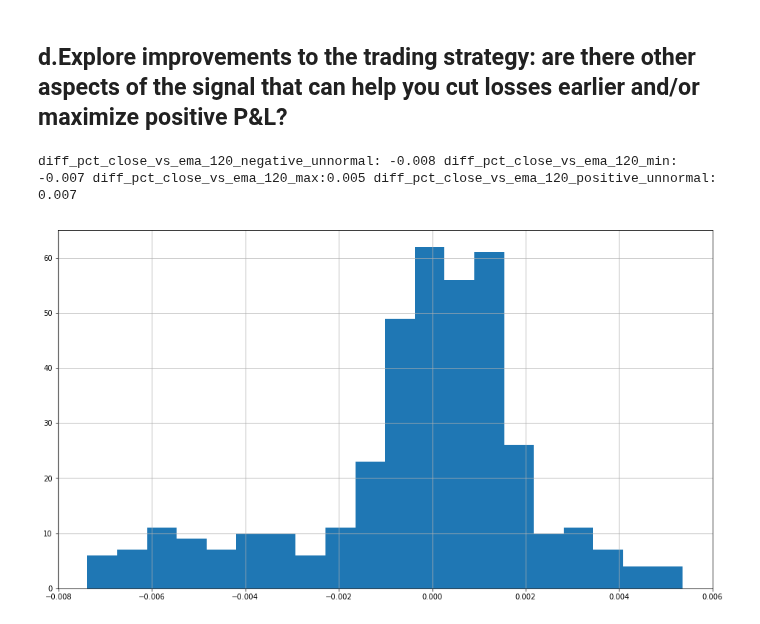
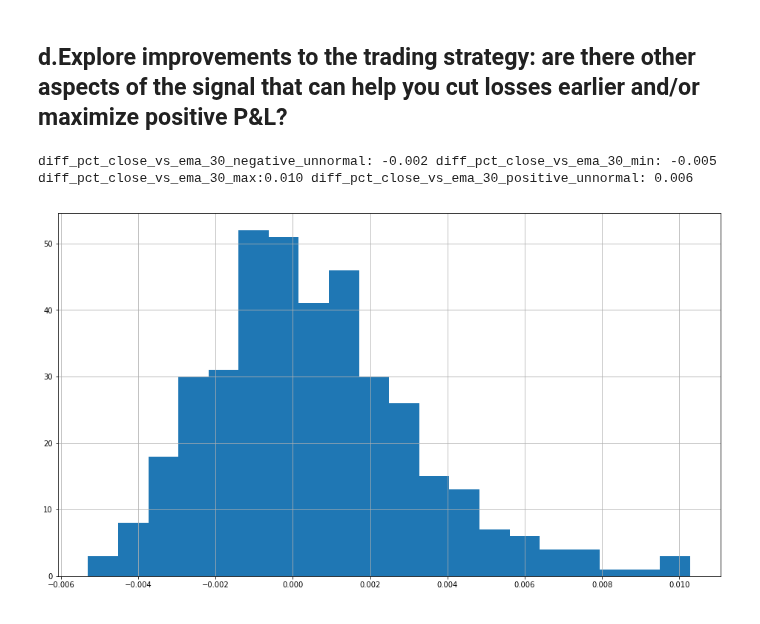
Before and after one commit to franklili3/Python-for-Finance-Engineering, a Jupyter notebook: homework2/homework2.ipynb, the cells around one changed output. Cells and saved outputs as stored; diff of their text form; code cells hidden in the pictures.

```diff
--- a/homework2/homework2.ipynb
+++ b/homework2/homework2.ipynb
@@ -259,7 +259,7 @@ plt.rcParams["figure.figsize"] = [16,16]
 # %%
 raw_data = getMinuteStockPrices('TSLA')
 # %%
-stock_data = raw_data['2019-03-28']
+stock_data = raw_data['2019-04-04']
 # %% [markdown]
 ## b. Include chart of stock price and MACD
 # %%
@@ -418,19 +415,19 @@ Win rate: 45.00
 # %%
 # calculate 120 minutes EMAs
 
-ema_120 = stock_data['close'].ewm(span=120).mean()
-# cal the difference between close and ema120
-diff_pct_close_vs_ema_120 = (stock_data['close'] - ema_120)/ ema_120
-diff_pct_close_vs_ema_120_mean = diff_pct_close_vs_ema_120.mean()
-diff_pct_close_vs_ema_120_std = diff_pct_close_vs_ema_120.std()
-diff_pct_close_vs_ema_120_negative_unnormal = diff_pct_close_vs_ema_120_mean - 3 * diff_pct_close_vs_ema_120_std
-diff_pct_close_vs_ema_120_positive_unnormal = diff_pct_close_vs_ema_120_mean + 3 * diff_pct_close_vs_ema_120_std
-diff_pct_close_vs_ema_120_max = diff_pct_close_vs_ema_120.max()
-diff_pct_close_vs_ema_120_min = diff_pct_close_vs_ema_120.min()
-diff_pct_close_vs_ema_120.hist(bins=20,figsize=(16,9))
-print('diff_pct_close_vs_ema_120_negative_unnormal: {0:.3f} diff_pct_close_vs_ema_120_min: {1:.3f} diff_pct_close_vs_ema_120_max:{2:.3f} diff_pct_close_vs_ema_120_positive_unnormal: {3:.3f}'.format(diff_pct_close_vs_ema_120_negative_unnormal, diff_pct_close_vs_ema_120_min, diff_pct_close_vs_ema_120_max, diff_pct_close_vs_ema_120_positive_unnormal))
+ema_30 = stock_data['close'].ewm(span=30).mean()
+# cal the difference between close and ema30
+diff_pct_close_vs_ema_30 = (stock_data['close'] - ema_30)/ ema_30
+diff_pct_close_vs_ema_30_mean = diff_pct_close_vs_ema_30.mean()
+diff_pct_close_vs_ema_30_std = diff_pct_close_vs_ema_30.std()
+diff_pct_close_vs_ema_30_negative_unnormal = diff_pct_close_vs_ema_30_mean - 1 * diff_pct_close_vs_ema_30_std
+diff_pct_close_vs_ema_30_positive_unnormal = diff_pct_close_vs_ema_30_mean + 2 * diff_pct_close_vs_ema_30_std
+diff_pct_close_vs_ema_30_max = diff_pct_close_vs_ema_30.max()
+diff_pct_close_vs_ema_30_min = diff_pct_close_vs_ema_30.min()
+diff_pct_close_vs_ema_30.hist(bins=20,figsize=(16,9))
+print('diff_pct_close_vs_ema_30_negative_unnormal: {0:.3f} diff_pct_close_vs_ema_30_min: {1:.3f} diff_pct_close_vs_ema_30_max:{2:.3f} diff_pct_close_vs_ema_30_positive_unnormal: {3:.3f}'.format(diff_pct_close_vs_ema_30_negative_unnormal, diff_pct_close_vs_ema_30_min, diff_pct_close_vs_ema_30_max, diff_pct_close_vs_ema_30_positive_unnormal))
 # %% [output]
-diff_pct_close_vs_ema_120_negative_unnormal: -0.008 diff_pct_close_vs_ema_120_min: -0.007 diff_pct_close_vs_ema_120_max:0.005 diff_pct_close_vs_ema_120_positive_unnormal: 0.007
+diff_pct_close_vs_ema_30_negative_unnormal: -0.002 diff_pct_close_vs_ema_30_min: -0.005 diff_pct_close_vs_ema_30_max:0.010 diff_pct_close_vs_ema_30_positive_unnormal: 0.006
-[figure, old version]
+[figure, new version]
 # %%
 import math as ma
```
Also changed, not shown: parts of 8 cells of this notebook, 1 other file.
